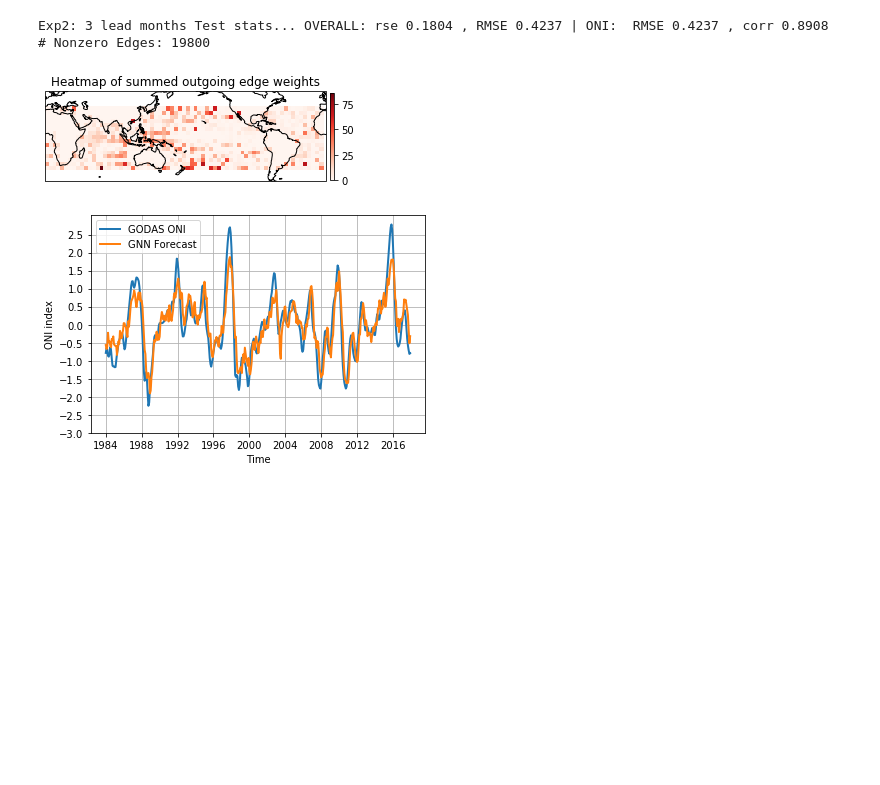
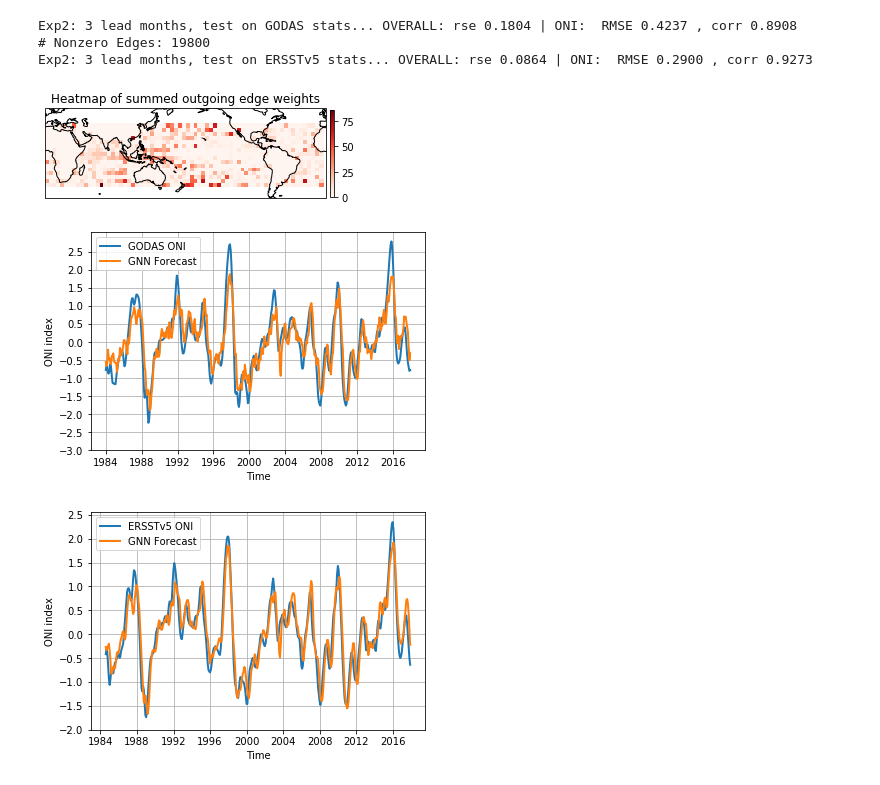
Before and after one commit to salvaRC/ProjectX_ENSO_GNN, a Jupyter notebook: experiment2.ipynb, the cells around one changed output. Cells and saved outputs as stored; diff of their text form; code cells hidden in the pictures; blank space fills up the shorter version.

```diff
--- a/experiment2.ipynb
+++ b/experiment2.ipynb
@@ -45,10 +51,13 @@ Exp2: 1 lead months Test stats... OVERALL: rse 0.0521 , RMSE 0.2277 | ONI:  RMSE
 # %%
 filepath = "3lead_ONI_-40-40lats_0-360lons_3w2L2gcnDepth2dil_32bs0.1d0normed_prelu_75epPRETRAINED_50epTRAIN-CONCAT.pt"
-eval_model(filepath)
+eval_model(filepath, test_set="GODAS")
+eval_model(filepath, test_set="ERSSTv5", plot_edges=False)
 # %% [output]
-Exp2: 3 lead months Test stats... OVERALL: rse 0.1804 , RMSE 0.4237 | ONI:  RMSE 0.4237 , corr 0.8908
+Exp2: 3 lead months, test on GODAS stats... OVERALL: rse 0.1804 | ONI:  RMSE 0.4237 , corr 0.8908
 # Nonzero Edges: 19800
+Exp2: 3 lead months, test on ERSSTv5 stats... OVERALL: rse 0.0864 | ONI:  RMSE 0.2900 , corr 0.9273
 [figure]
 [figure]
+[figure, added]
 # %%
 filepath = "6lead_ONI_-40-40lats_0-360lons_3w2L2gcnDepth2dil_32bs0.1d0normed_prelu_100epPRETRAINED_150epTRAIN-CONCAT.pt"
```
Also changed, not shown: parts of 4 cells of this notebook, 1 other file.
